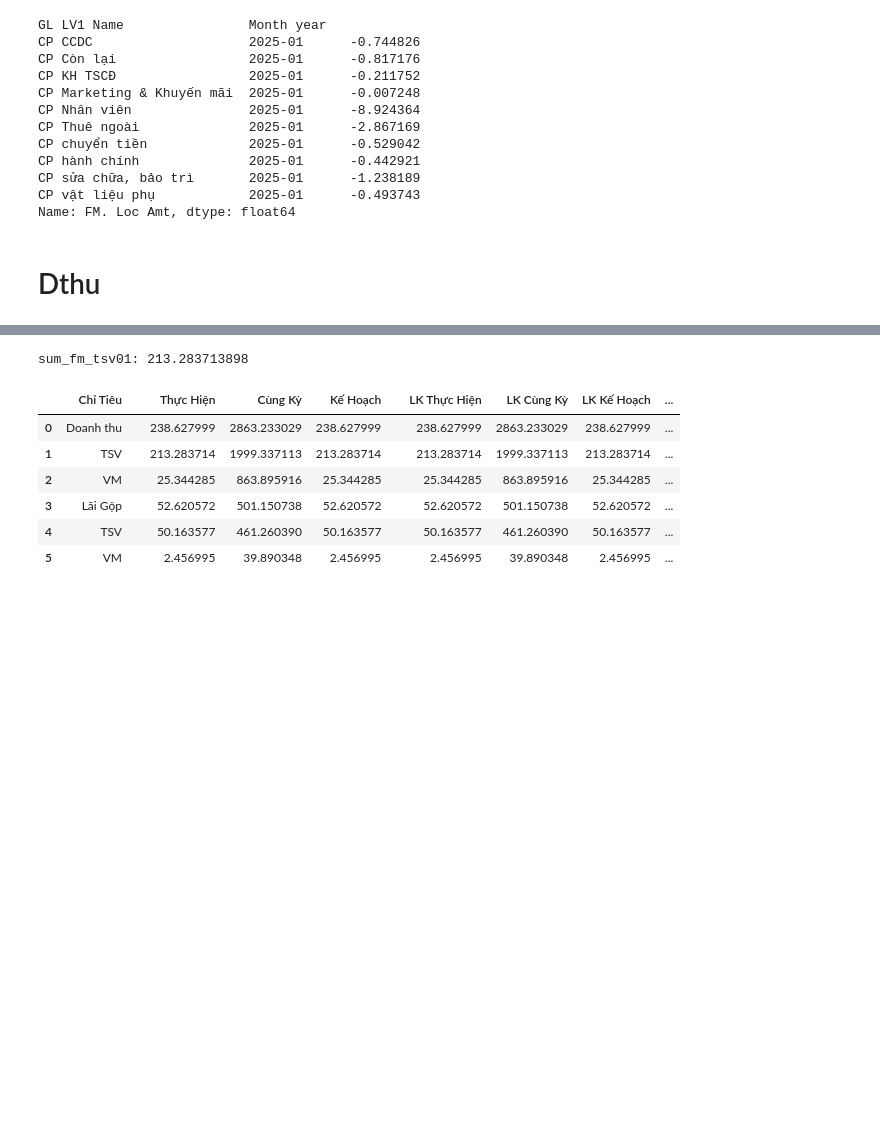
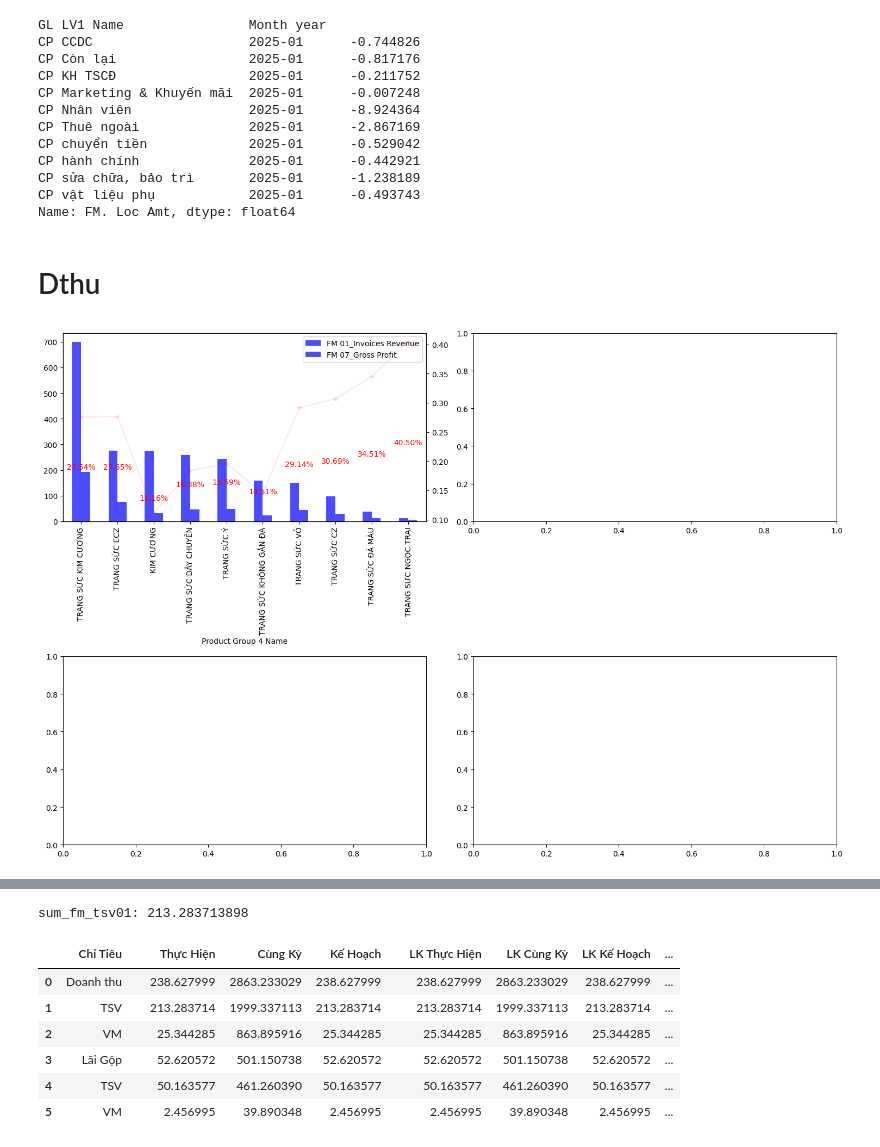
Before and after one commit to Huynh-Tr/report, a Jupyter notebook: dthu.ipynb, the cells around one changed output, grey strips where cells are left out. Drawn from its saved outputs; the diff is of its cells as text; code cells hidden in the pictures; blank space fills up the shorter version.

```diff
--- a/dthu.ipynb
+++ b/dthu.ipynb
@@ -90,7 +90,9 @@ pq.write_table(table, parquet_file_kh)
  '2025-10', '2025-11', '2025-12']
 Length: 24, dtype: period[M]
 # %%
-pd.kh = pd.read_parquet(parquet_file_kh)
-pd.kh["Tháng"].unique()
+df = pd.read_parquet(parquet_file_kh)
+df["Tháng"].unique()
+# pd.kh = pd.read_parquet(parquet_file_kh)
+# pd.kh["Tháng"].unique()
 # %% [output]
 <PeriodArray>
@@ -404,3 +408,87 @@ CP vật liệu phụ            2025-01      -0.493743
 Name: FM. Loc Amt, dtype: float64
 # %% [markdown]
 # Dthu
+# %%
+import pandas as pd
+from glob import glob
+import os
+import requests
+import streamlit as st
+import helper
+import matplotlib.pyplot as plt
+%matplotlib inline
+
+import warnings
+warnings.filterwarnings("ignore")
+
+parquet = r"https://raw.githubusercontent.com/Huynh-Tr/report/main/dthu.parquet"
+
+def dthu():
+    df = pd.read_parquet(parquet)
+    df = df[df["Month year"] != "Month year"]
+    df["Month year"] = pd.to_datetime(df["Month year"]).dt.to_period('M')
+    df["Plant Code"] = df["Plant Code"].astype('str')
+    # replace any text start with "Trang Sức Ý *" with "Trang Sức Ý" in column Product Group 4 Name
+    # df["Product Group 4 Name"] = df["Product Group 4 Name"].str.replace(r"TRANG SỨC Ý*", "TRANG SỨC Ý", regex=True)
+    df["Product Group 4 Name"] = df["Product Group 4 Name"].str.replace(r"^TRANG SỨC Ý.*", "TRANG SỨC Ý", regex=True)
+    lv2 = ["DÂY ĐỒNG HỒ", "MẮT KÍNH", "ĐỒNG HỒ"]
+    lv3 = ["CAO"]
+    lv4 = ["TRANH/TƯỢNG/BIỂU TƯỢNG", "VÀNG KHÔNG ÉP SIÊU", "VÀNG ÉP SIÊU PNJ", "VÀNG ÉP SIÊU SJC"]
+    account_code = [51131000, 51132000]
+    col = ["Product Group 2 Name", "Product Group 3 Name", "Product Group 4 Name", "Month year", \
+        "Plant Code", "Channel Description", "FM 01_Invoices Revenue", "FM 07_Gross Profit"]
+
+    df_tsv = df.copy()
+    df_tsv = df_tsv[~df_tsv["Product Group 2 Name"].isin(lv2)]
+    df_tsv = df_tsv[~df_tsv["Product Group 3 Name"].isin(lv3)]
+    df_tsv = df_tsv[~df_tsv["Product Group 4 Name"].isin(lv4)]
+    df_tsv = df_tsv[~df_tsv["GL Account Code"].isin(account_code)]
+    df_tsv = df_tsv[col]
+
+    df_vm = df.copy()
+    df_vm = df_vm[df_vm["Product Group 4 Name"].isin(lv4)]
+    df_vm = df_vm[col]
+
+    return df_tsv, df_vm
+
+def chitieu_theoky_plot(df, year, month, plant_code='Select All'):
+    if plant_code == 'Select All':
+        chitieu_th = df[(df["Month year"].dt.month.isin(month)) & (df["Month year"].dt.year.isin(year))]
+        chitieu_ck = df[(df["Month year"].dt.month.isin(month)) & (df["Month year"].dt.year.isin([max(year) - 1]))]
+        chitieu_lk = df[(df["Month year"].dt.month.isin(range(1, max(month) + 1))) & (df["Month year"].dt.year.isin(year))]
+        chitieu_ck_lk = df[(df["Month year"].dt.month.isin(range(1, max(month) + 1))) & (df["Month year"].dt.year.isin([max(year) - 1]))]
+    else:
+        chitieu_th = df[(df["Plant Code"].isin(plant_code)) & (df["Month year"].dt.month.isin(month)) & (df["Month year"].dt.year.isin(year))]
+        chitieu_ck = df[(df["Plant Code"].isin(plant_code)) & (df["Month year"].dt.month.isin(month)) & (df["Month year"].dt.year.isin([max(year) - 1]))]
+        chitieu_lk = df[(df["Plant Code"].isin(plant_code)) & (df["Month year"].dt.month.isin(range(1, max(month) + 1))) & (df["Month year"].dt.year.isin(year))]
+        chitieu_ck_lk = df[(df["Plant Code"].isin(plant_code)) & (df["Month year"].dt.month.isin(range(1, max(month) + 1))) & (df["Month year"].dt.year.isin([max(year) - 1]))]
+
+    return chitieu_th, chitieu_ck, chitieu_lk, chitieu_ck_lk
+
+
+df_tsv, vm = dthu()
+chitieu_th, chitieu_ck, chitieu_lk, chitieu_ck_lk = chitieu_theoky_plot(df=df_tsv, year=[2024, 2025], month=range(1, 13), plant_code='Select All')
+# chitieu_th
+fig, ax = plt.subplots(2, 2, figsize=(15, 10))
+m = (chitieu_th.groupby(["Product Group 4 Name"])[["FM 01_Invoices Revenue", "FM 07_Gross Profit"]].sum() / 1e9).sort_values(by="FM 01_Invoices Revenue", ascending=False)[:10]
+m["%"] = m["FM 07_Gross Profit"] / m["FM 01_Invoices Revenue"]
+ax2 = ax[0, 0].twinx()
+m[["FM 01_Invoices Revenue", "FM 07_Gross Profit"]].plot(kind='bar', color='blue', alpha=0.7, ax=ax[0, 0])
+m["%"].plot(kind='line', color='red', alpha=0.1, marker='*', secondary_y=True, ax=ax2)
+
+for i, txt in enumerate(m["%"]):
+    ax2.annotate(f'{txt:.2%}', (i, m["%"].iloc[i]), textcoords="offset points", xytext=(0.1,0.1), ha='center', color='red')
+
+for item in ax[0, 0].get_xticklabels():
+    item.set_rotation(90)
+
+plt.tight_layout()
+plt.show()
+
+# for item in myplot.axes.get_xticklabels():
+    # item.set_rotation(90)
+
+# (chitieu_th.groupby(["Product Group 4 Name"])["FM 01_Invoices Revenue"].sum() / 1e9)[m].plot(kind='bar', color='blue', alpha=0.7)
+# plt.show()
+# %% [output]
+[figure, added]
```
Also changed, not shown: parts of 2 cells of this notebook, 3 other files.
